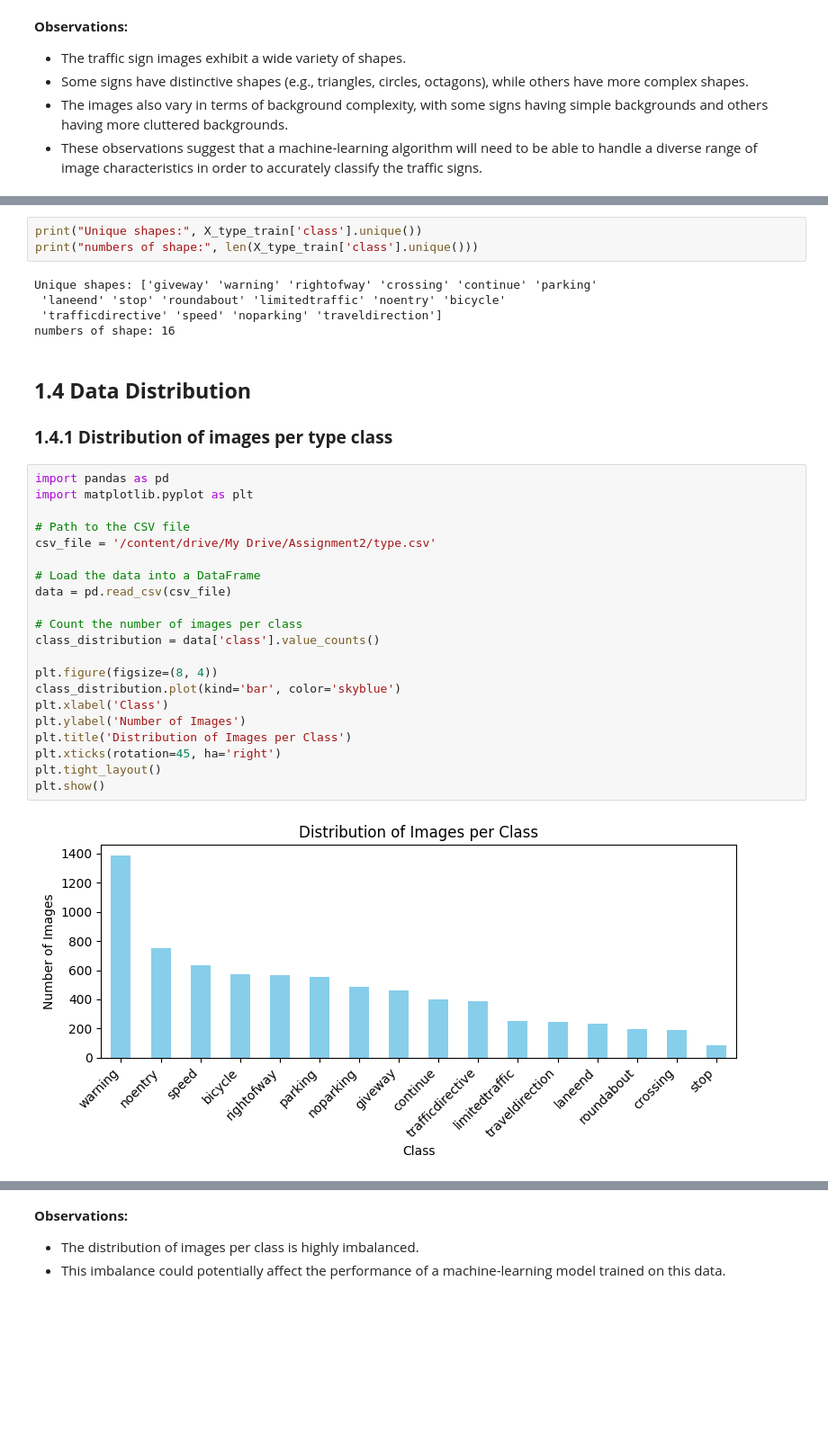
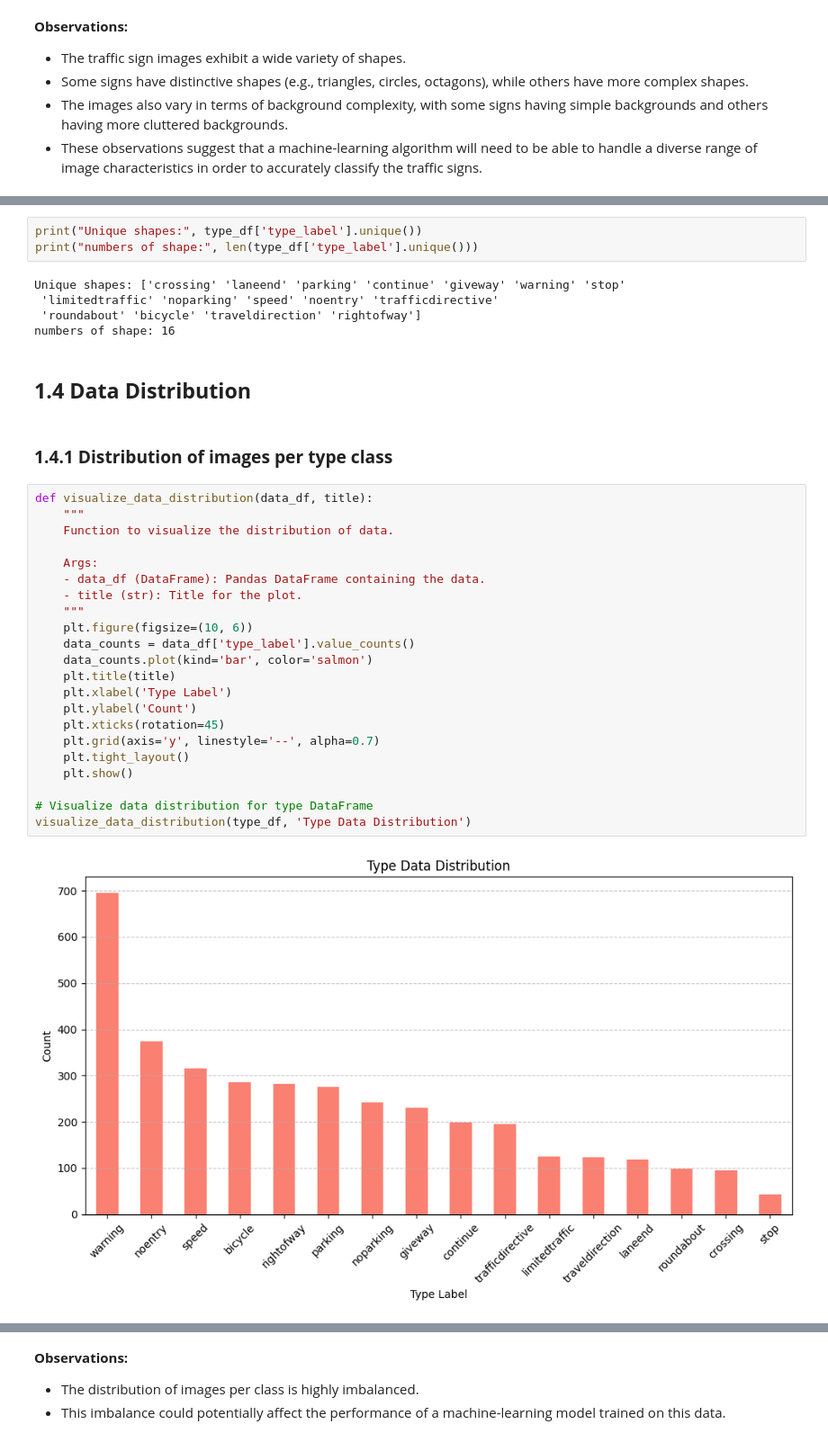
Before and after one commit to afrahhassan/afrahhassan, a Jupyter notebook: assignment2.ipynb, the cells around one changed output, grey strips where cells are left out. Shown at 90% size. Cells and saved outputs as stored; diff of their text form; blank space fills up the shorter version.

```diff
--- a/assignment2.ipynb
+++ b/assignment2.ipynb
@@ -273,35 +383,37 @@ Unique shapes: ['triangle' 'diamond' 'square' 'hex' 'round']
 numbers of shape: 5
 # %%
-print("Unique shapes:", X_type_train['class'].unique())
-print("numbers of shape:", len(X_type_train['class'].unique()))
+print("Unique shapes:", type_df['type_label'].unique())
+print("numbers of shape:", len(type_df['type_label'].unique()))
 # %% [output]
-Unique shapes: ['giveway' 'warning' 'rightofway' 'crossing' 'continue' 'parking'
- 'laneend' 'stop' 'roundabout' 'limitedtraffic' 'noentry' 'bicycle'
- 'trafficdirective' 'speed' 'noparking' 'traveldirection']
+Unique shapes: ['crossing' 'laneend' 'parking' 'continue' 'giveway' 'warning' 'stop'
+ 'limitedtraffic' 'noparking' 'speed' 'noentry' 'trafficdirective'
+ 'roundabout' 'bicycle' 'traveldirection' 'rightofway']
 numbers of shape: 16
+# %% [markdown]
+## **1.4 Data Distribution**
 # %% [markdown]
-## **1.4 Data Distribution**
 ### **1.4.1 Distribution of images per type class**
-# %%
-import pandas as pd
-import matplotlib.pyplot as plt
-
-# Path to the CSV file
-csv_file = '/content/drive/My Drive/Assignment2/type.csv'
-
-# Load the data into a DataFrame
-data = pd.read_csv(csv_file)
-
-# Count the number of images per class
-class_distribution = data['class'].value_counts()
-
-plt.figure(figsize=(8, 4))
-class_distribution.plot(kind='bar', color='skyblue')
-plt.xlabel('Class')
-plt.ylabel('Number of Images')
-plt.title('Distribution of Images per Class')
-plt.xticks(rotation=45, ha='right')
-plt.tight_layout()
-plt.show()
-# %% [output]
-[figure, removed]
+# %%
+def visualize_data_distribution(data_df, title):
+    """
+    Function to visualize the distribution of data.
+
+    Args:
+    - data_df (DataFrame): Pandas DataFrame containing the data.
+    - title (str): Title for the plot.
+    """
+    plt.figure(figsize=(10, 6))
+    data_counts = data_df['type_label'].value_counts()
+    data_counts.plot(kind='bar', color='salmon')
+    plt.title(title)
+    plt.xlabel('Type Label')
+    plt.ylabel('Count')
+    plt.xticks(rotation=45)
+    plt.grid(axis='y', linestyle='--', alpha=0.7)
+    plt.tight_layout()
+    plt.show()
+
+# Visualize data distribution for type DataFrame
+visualize_data_distribution(type_df, 'Type Data Distribution')
+# %% [output]
+[figure, added]
```
Also changed, not shown: parts of 54 cells of this notebook.
